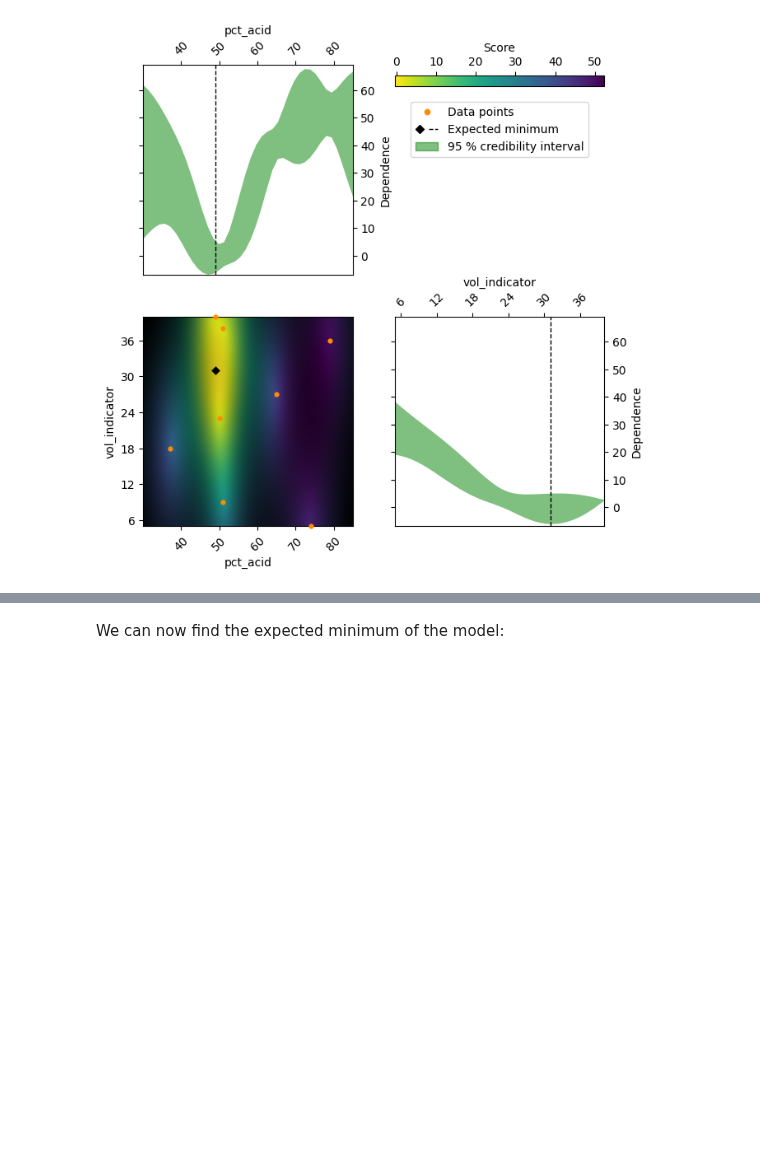
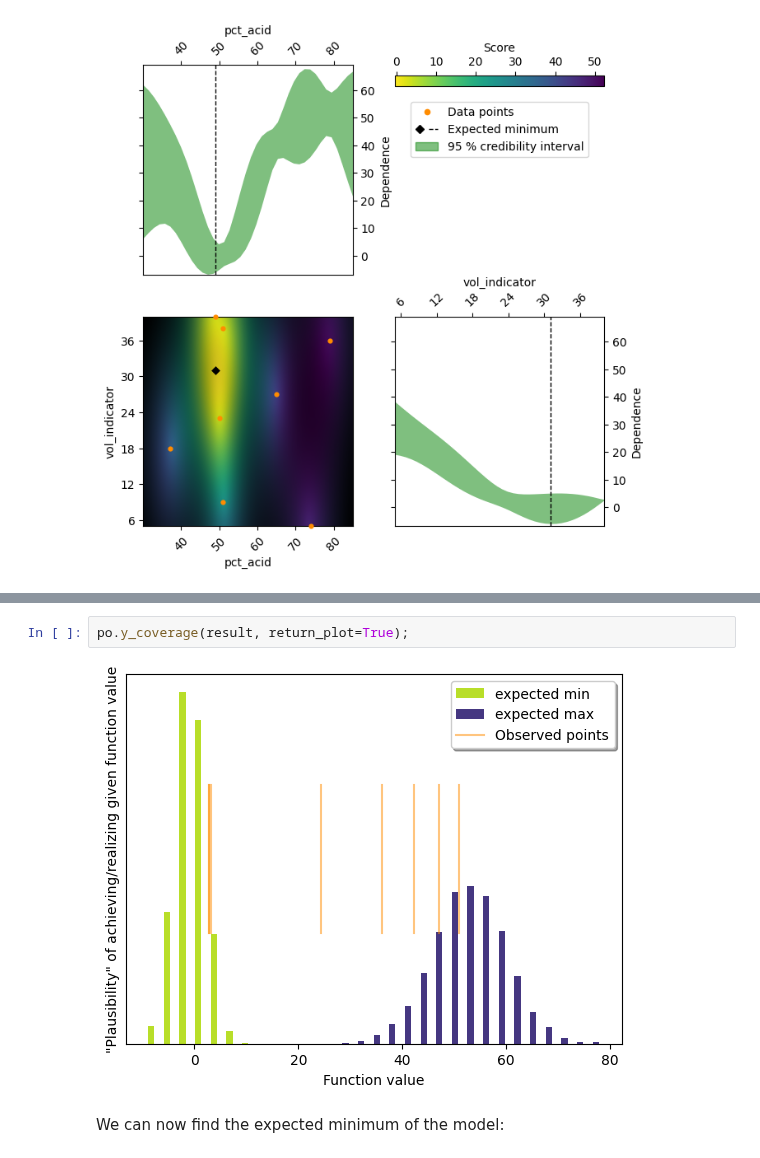
Before and after one commit to novonordisk-research/ProcessOptimizer, a Jupyter notebook: examples/color_pH.ipynb, the cells around one changed output, grey strips where cells are left out. Saved outputs shown, nothing was run; the diff lists cells and outputs as text; blank space fills up the shorter version.

```diff
--- a/examples/color_pH.ipynb
+++ b/examples/color_pH.ipynb
@@ -88,3 +102,7 @@ po.plot_objective(result,
+# %%
+po.y_coverage(result, return_plot=True);
+# %% [output]
+[figure, added]
 # %% [markdown]
 We can now find the expected minimum of the model:
 # %%
```
Also changed, not shown: parts of 4 cells of this notebook.
